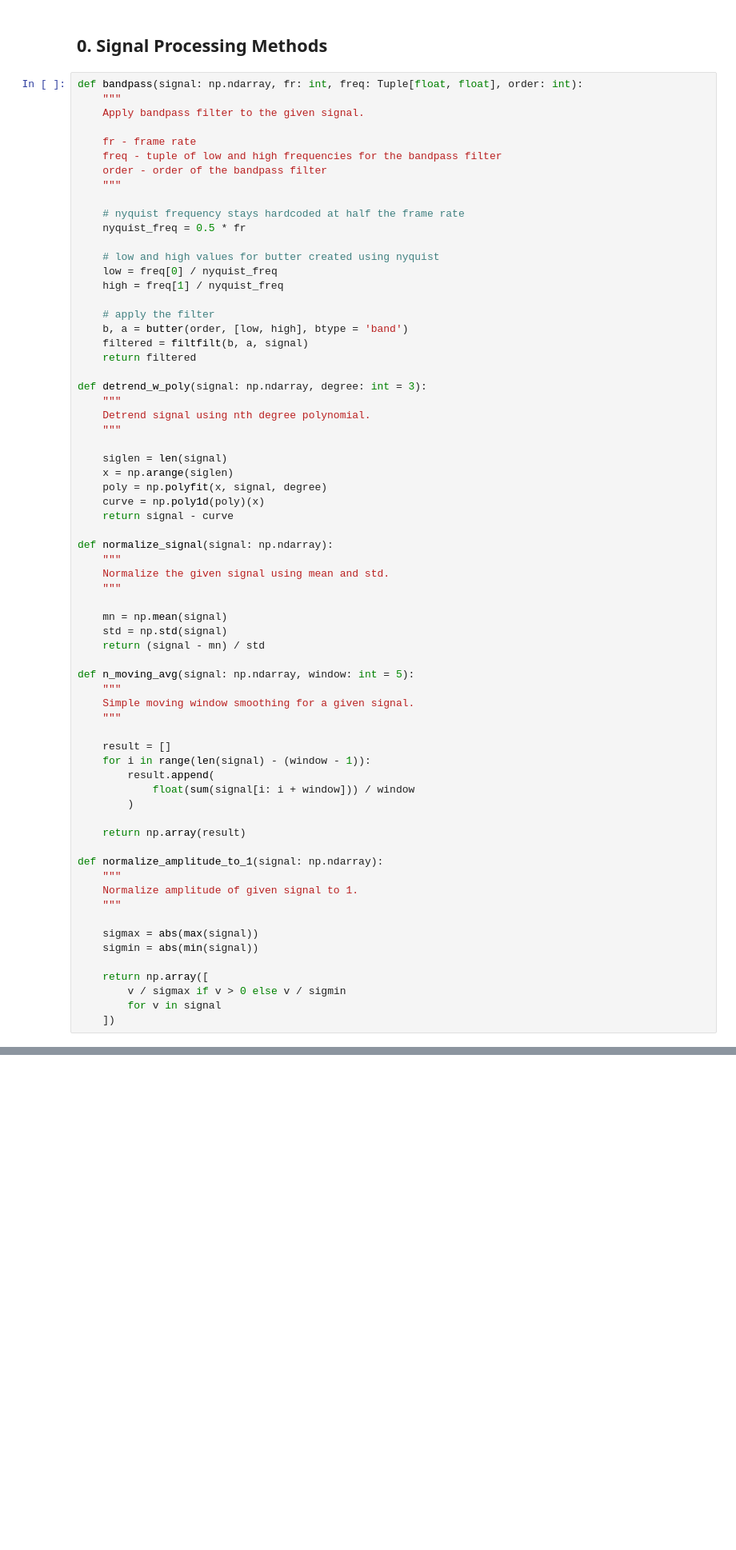
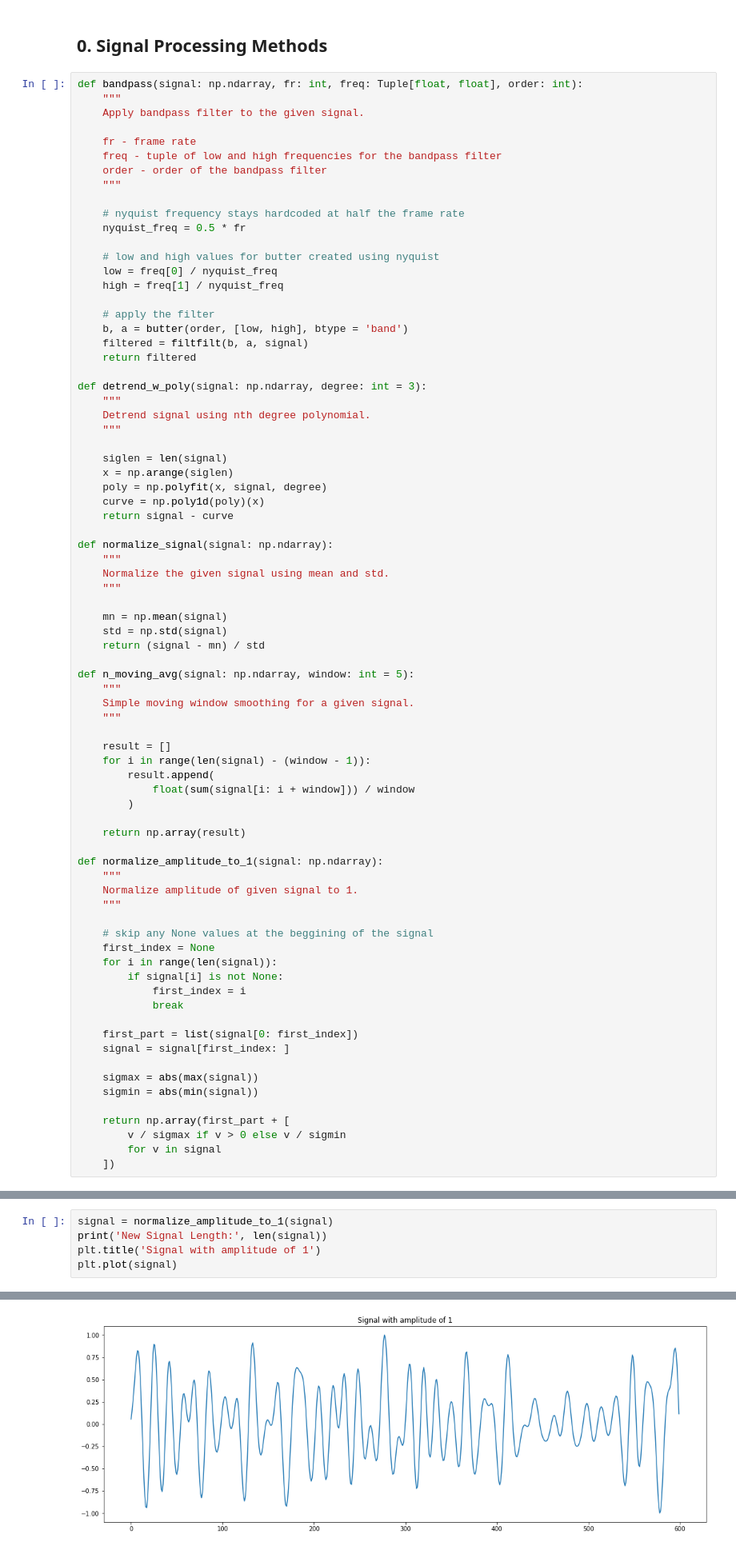
Before and after one commit to arnavpon/pydroid, a Jupyter notebook: example/android/app/src/main/python/pipeline-dev/pipeline-v1/pipeline_walkthrough.v1.ipynb, the cells around one changed output, grey strips where cells are left out. Shown at 80% size. Cells and saved outputs as stored; diff of their text form; blank space fills up the shorter version.

```diff
--- a/example/android/app/src/main/python/pipeline-dev/pipeline-v1/pipeline_walkthrough.v1.ipynb
+++ b/example/android/app/src/main/python/pipeline-dev/pipeline-v1/pipeline_walkthrough.v1.ipynb
@@ -66,10 +88,20 @@ def normalize_amplitude_to_1(signal: np.ndarray):
     Normalize amplitude of given signal to 1.
     """
 
+    # skip any None values at the beggining of the signal
+    first_index = None
+    for i in range(len(signal)):
+        if signal[i] is not None:
+            first_index = i
+            break
+
+    first_part = list(signal[0: first_index])
+    signal = signal[first_index: ]
+
     sigmax = abs(max(signal))
     sigmin = abs(min(signal))
 
-    return np.array([
+    return np.array(first_part + [
         v / sigmax if v > 0 else v / sigmin
         for v in signal
     ])
@@ -138,0 +287,6 @@ def chrominance(sig: str or np.array, settings: dict = CHROM_SETTINGS,
+# %%
+signal = normalize_amplitude_to_1(signal)
+print('New Signal Length:', len(signal))
+plt.title('Signal with amplitude of 1')
+plt.plot(signal)
+# %% [output]
@@ -138,0 +295 @@ def chrominance(sig: str or np.array, settings: dict = CHROM_SETTINGS,
+[figure, added]
```
Also changed, not shown: parts of 27 cells of this notebook, 1 other file.
